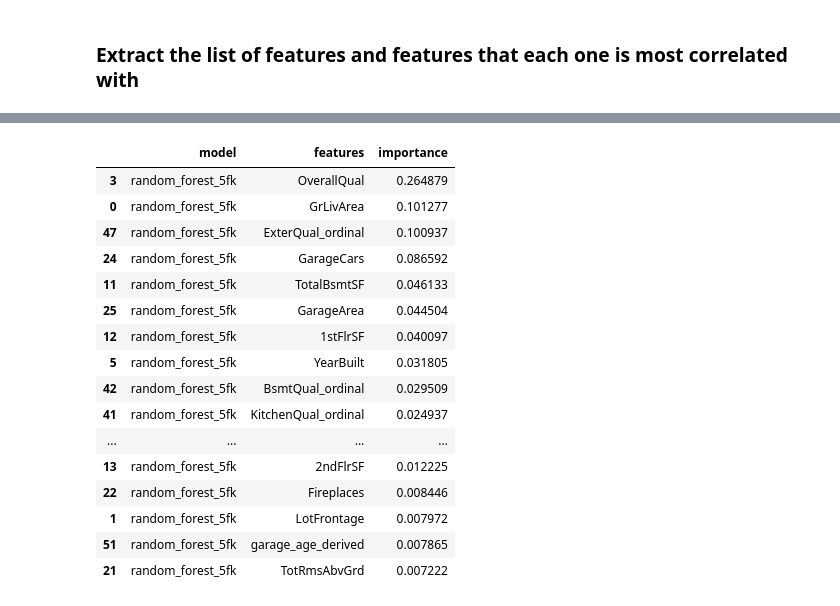
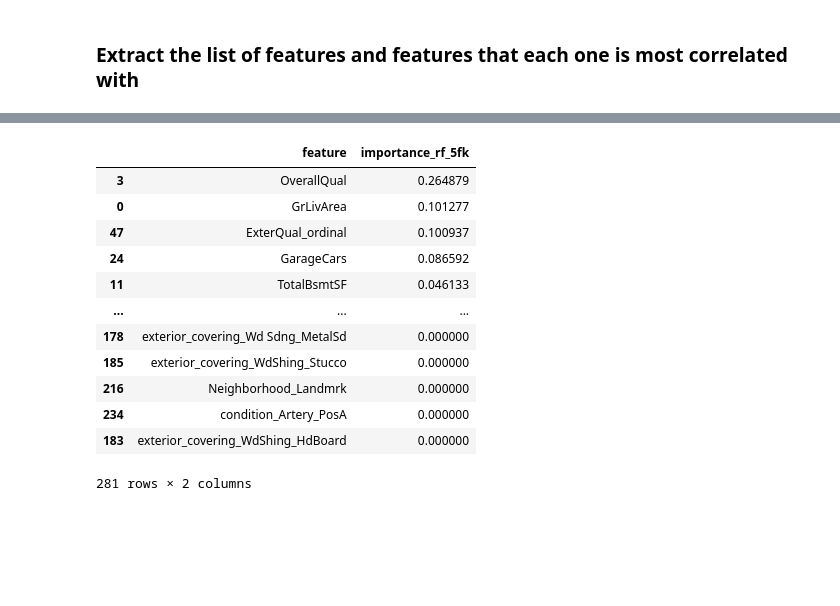
Before and after one commit to erinnyy/Ames_ML_Project, a Jupyter notebook: Random_Forest.ipynb, the cells around one changed output, grey strips where cells are left out. Saved outputs shown, nothing was run; the diff lists cells and outputs as text; code cells hidden in the pictures; blank space fills up the shorter version.

```diff
--- a/Random_Forest.ipynb
+++ b/Random_Forest.ipynb
@@ -32,8 +42,3 @@ df = df.drop(columns=[col for col in df.columns if col.endswith('_todrop')])
 # %%
 y = df['SalePrice'];
 x = df.drop(['SalePrice', 'PID'], axis = 1)
-# %%
-rf = RandomForestRegressor();
-rf.set_params(random_state=0);
-
-rf.fit(x, y)
@@ -201,9 +214,8 @@ print(f"Test Root Mean Squared Error: {rmse_5kf_test:.2f}")
 Train Root Mean Squared Error: 11148.48
 Test Root Mean Squared Error: 21167.11
 # %%
-rf_feature_importance_final = pd.DataFrame({"model": "random_forest_5fk",
-                                            "features": x.columns,
-                                            "importance":final_rf.feature_importances_})
+rf_feature_importance_final = pd.DataFrame({"feature": x.columns,
+                                            "importance_rf_5fk":final_rf.feature_importances_})
 # %%
 rf_feature_importance_final
 # %% [output]
@@ -223,4 +235,4 @@ rf_feature_importance_final
 # %%
-rf_feature_importance_final.sort_values("importance", ascending = False, inplace=True);
+rf_feature_importance_final.sort_values("importance_rf_5fk", ascending = False, inplace=True);
 rf_feature_importance_final.head(10)
 # %% [output]
@@ -475,20 +557,16 @@ rf_SHAP_feature_final
 # %%
-rf_feature_importance_final.head(20)
+rf_feature_importance_final
 # %% [output]
-|  | model | features | importance |
-| 3 | random_forest_5fk | OverallQual | 0.264879 |
-| 0 | random_forest_5fk | GrLivArea | 0.101277 |
-| 47 | random_forest_5fk | ExterQual_ordinal | 0.100937 |
-| 24 | random_forest_5fk | GarageCars | 0.086592 |
-| 11 | random_forest_5fk | TotalBsmtSF | 0.046133 |
-| 25 | random_forest_5fk | GarageArea | 0.044504 |
-| 12 | random_forest_5fk | 1stFlrSF | 0.040097 |
-| 5 | random_forest_5fk | YearBuilt | 0.031805 |
-| 42 | random_forest_5fk | BsmtQual_ordinal | 0.029509 |
-| 41 | random_forest_5fk | KitchenQual_ordinal | 0.024937 |
-| ... | ... | ... | ... |
-| 13 | random_forest_5fk | 2ndFlrSF | 0.012225 |
-| 22 | random_forest_5fk | Fireplaces | 0.008446 |
-| 1 | random_forest_5fk | LotFrontage | 0.007972 |
-| 51 | random_forest_5fk | garage_age_derived | 0.007865 |
-| 21 | random_forest_5fk | TotRmsAbvGrd | 0.007222 |
+|  | feature | importance_rf_5fk |
+| 3 | OverallQual | 0.264879 |
+| 0 | GrLivArea | 0.101277 |
+| 47 | ExterQual_ordinal | 0.100937 |
+| 24 | GarageCars | 0.086592 |
+| 11 | TotalBsmtSF | 0.046133 |
+| ... | ... | ... |
+| 178 | exterior_covering_Wd Sdng_MetalSd | 0.000000 |
+| 185 | exterior_covering_WdShing_Stucco | 0.000000 |
+| 216 | Neighborhood_Landmrk | 0.000000 |
+| 234 | condition_Artery_PosA | 0.000000 |
+| 183 | exterior_covering_WdShing_HdBoard | 0.000000 |
+281 rows × 2 columns
```
Also changed, not shown: parts of 24 cells of this notebook.
